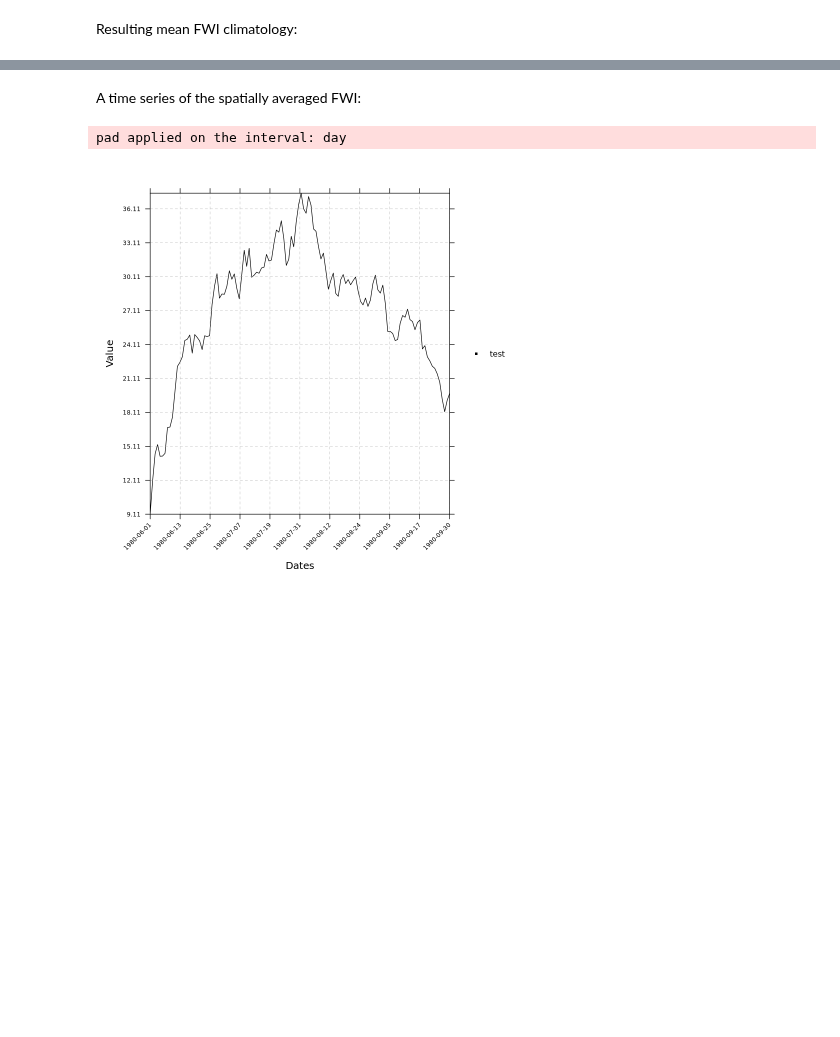
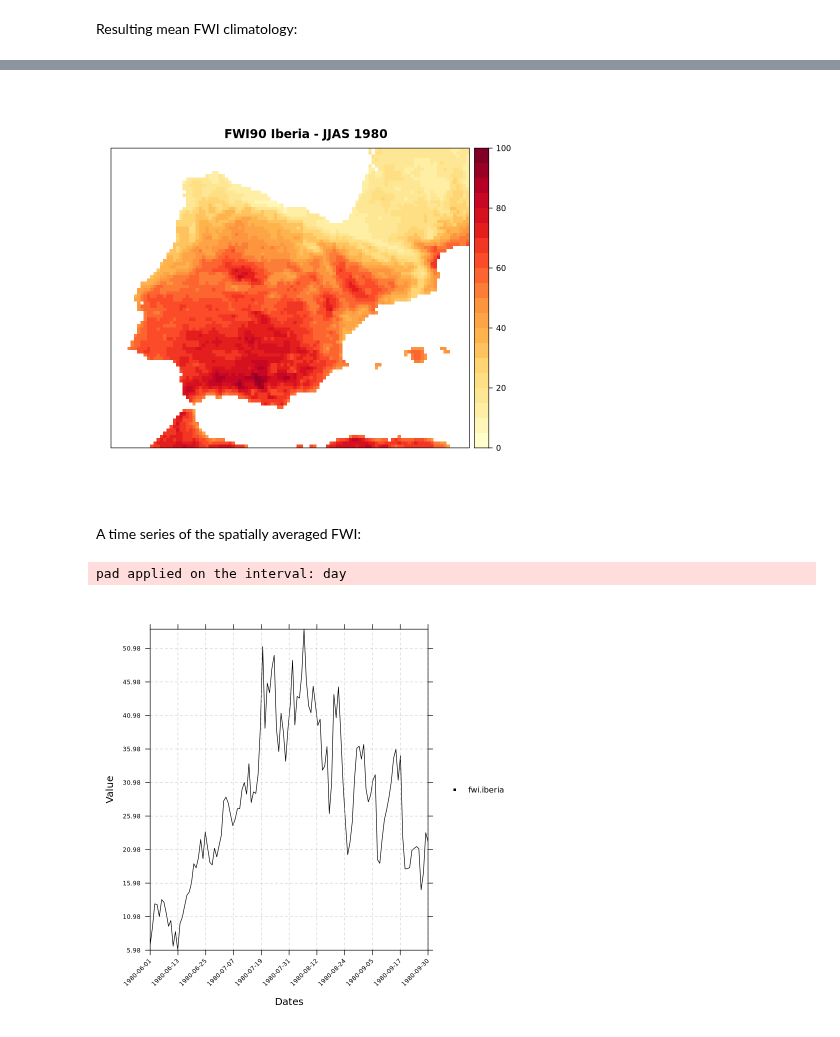
Before and after one commit to euro-cordex/fwi-evaluation, a Jupyter notebook: notebooks/FWI_example.ipynb, the cells around one changed output, grey strips where cells are left out. Drawn from its saved outputs; the diff is of its cells as text; code cells hidden in the pictures; blank space fills up the shorter version.

```diff
--- a/notebooks/FWI_example.ipynb
+++ b/notebooks/FWI_example.ipynb
@@ -211,0 +230,2 @@ spatialPlot(clim, main = "mean JJAS FWI", rev.colors = TRUE, at = seq(0,100,5),
+# %%
+fwi90.iberia <- climatology(fwi.iberia, clim.fun = list("quantile", probs = .9, na.rm = TRUE))
@@ -212,7 +236,13 @@ spatialPlot(clim, main = "mean JJAS FWI", rev.colors = TRUE, at = seq(0,100,5),
+# %%
+spatialPlot(fwi90.iberia, color.theme = "YlOrRd",
+            at =seq(0,100,5), set.max = 100,
+            main = "FWI90 Iberia - JJAS 1980")
+# %% [output]
+[figure, added]
 # %% [markdown]
 A time series of the spatially averaged FWI:
 # %%
-temporalPlot(test)
+temporalPlot(fwi.iberia)
 # %% [output]
 pad applied on the interval: day
-[figure, old version]
+[figure, new version]
```
Also changed, not shown: parts of 41 cells of this notebook.
